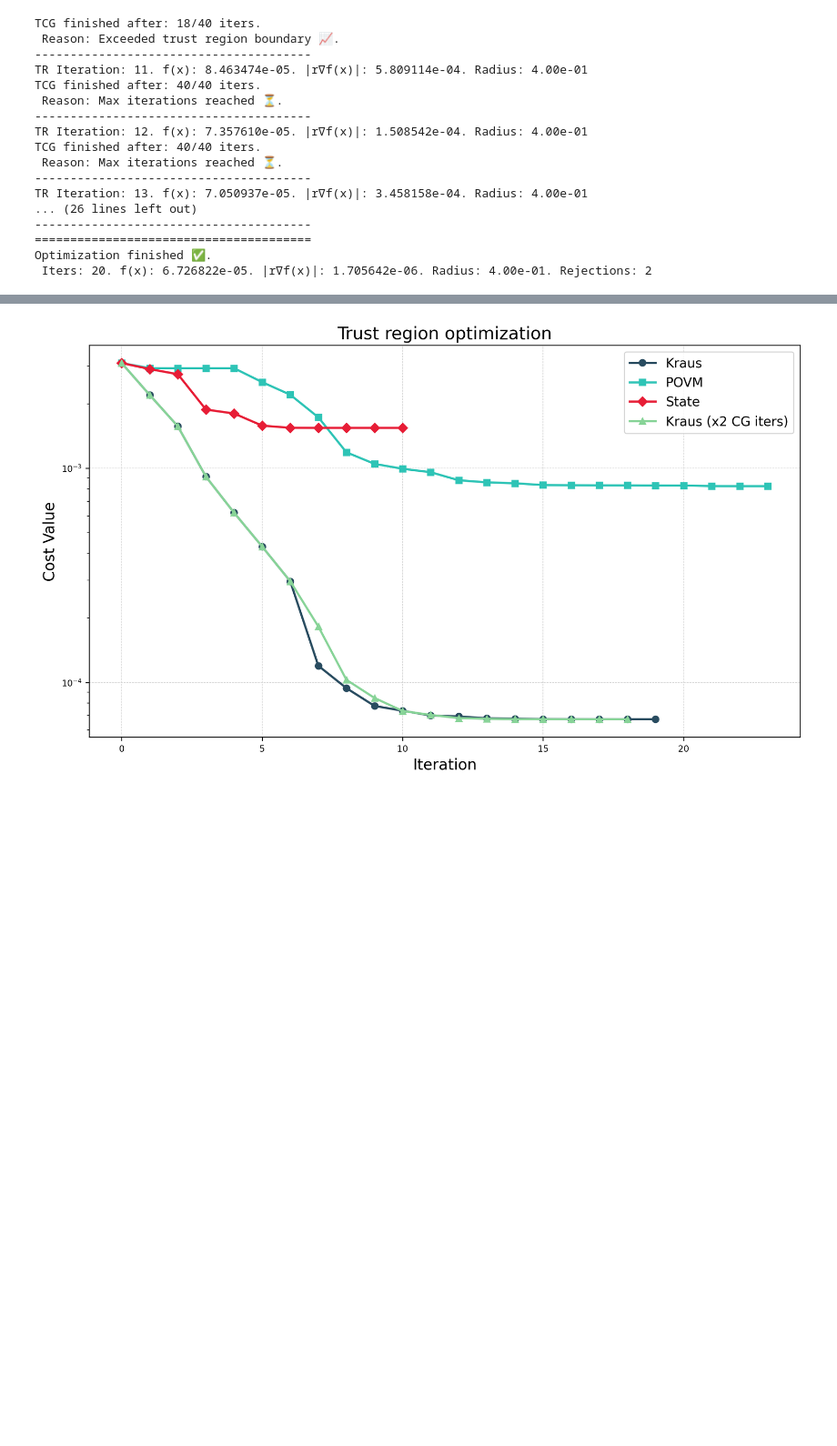
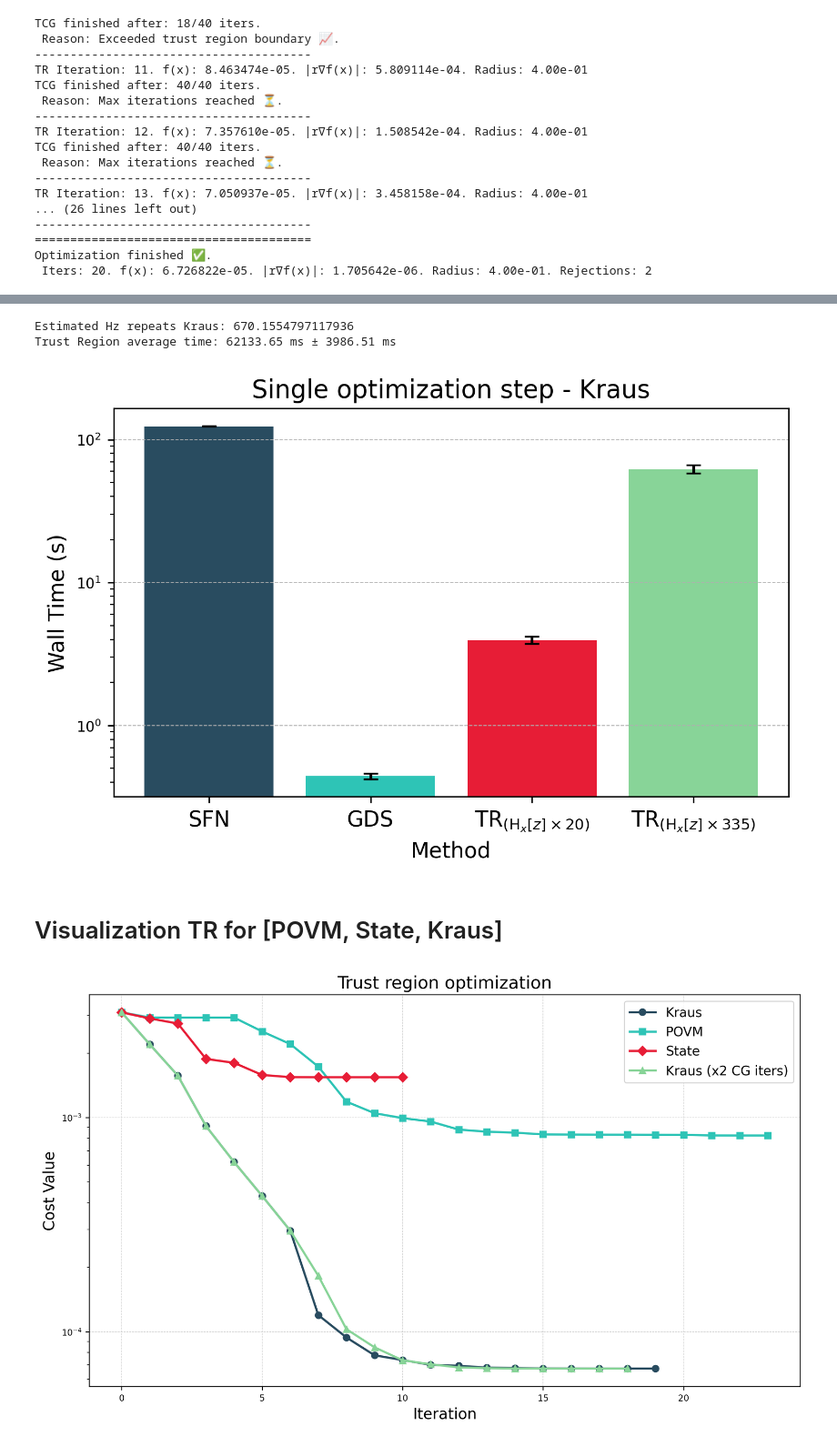
Before and after one commit to EmilianoG-byte/iqm-benchmarks, a Jupyter notebook: playground/hessian/trust_region.ipynb, the cells around one changed output, grey strips where cells are left out. Shown at 91% size. Saved outputs shown, nothing was run; the diff lists cells and outputs as text; code cells hidden in the pictures; blank space fills up the shorter version.

```diff
--- a/playground/hessian/trust_region.ipynb
+++ b/playground/hessian/trust_region.ipynb
@@ -1012,3 +1272,48 @@ Optimization finished ✅.
+# %%
+sfn_kraus = (2*60 + 4, 493e-3)
+gds_kraus = (441e-3, 19.5e-3)
+
+tr_times_kraus= [(172e-3, 2.22e-3), (124e-3, 779e-6)]  # (mean, std) for quotient, gradient
+tr_main_kraus = average_and_error_of_sum(*tr_times_kraus)
+hz_kraus = (183e-3, 11.9e-3)
+step_kraus = (1.59e-3, 21.6e-6)
+tcg_kraus = average_and_error_of_sum(*[hz_kraus, step_kraus])
+# How many times can we repeat the hessian-vec-time until the TR time matches the SFN time?
+hz_repeats_kraus = (sfn_kraus[0] - tr_main_kraus[0]) / tcg_kraus[0]
+print("Estimated Hz repeats Kraus:", hz_repeats_kraus)
+# Assume we perform half of those repeats in average.
+hz_repeats_estimation_kraus = hz_repeats_kraus//2
+hz_scaled_kraus = average_and_error_times_scalar(tcg_kraus, hz_repeats_estimation_kraus)
+# Total estimated time for TR iteration.
+tr_total_kraus = average_and_error_of_sum(tr_main_kraus, hz_scaled_kraus)
+print(f"Trust Region average time: {tr_total_kraus[0]*1e3:.2f} ms ± {tr_total_kraus[1]*1e3:.2f} ms")
+# %% [output]
+Estimated Hz repeats Kraus: 670.1554797117936
+Trust Region average time: 62133.65 ms ± 3986.51 ms
+# %%
+current_num_iters = 20
+hz_current_scale_kraus = average_and_error_times_scalar(hz_kraus, current_num_iters)
+tr_current_total_kraus = average_and_error_of_sum(tr_main_kraus, hz_current_scale_kraus)
+
+times_dict_kraus = {
+    "SFN": sfn_kraus,  # seconds
+    "GDS": gds_kraus,  # seconds
+    rf"TR$_{{(\mathsf{{H}}_x[z] \times {current_num_iters:.0f})}}$": tr_current_total_kraus,
+    rf"TR$_{{(\mathsf{{H}}_x[z] \times {hz_repeats_estimation_kraus:.0f})}}$": tr_total_kraus  # seconds
+}
+
+plot_bars_with_error(
+    data=times_dict_kraus,
+    title="Single optimization step - Kraus",
+    ylabel="Wall Time (s)",
+    xlabel="Method",
+    use_log_scale=True,
+    bar_spacing=1.0
+)
+# %% [output]
+[figure, added]
+# %% [markdown]
+# Visualization TR for [POVM, State, Kraus]
 # %%
 title_all = "Trust region optimization"
 cost_array_all = [cost_kraus_fx_optimized, cost_fx_optimized_test, cost_state_fx_optimized, cost_kraus_fx_optimized_2]
```
Also changed, not shown: parts of 56 cells of this notebook.
